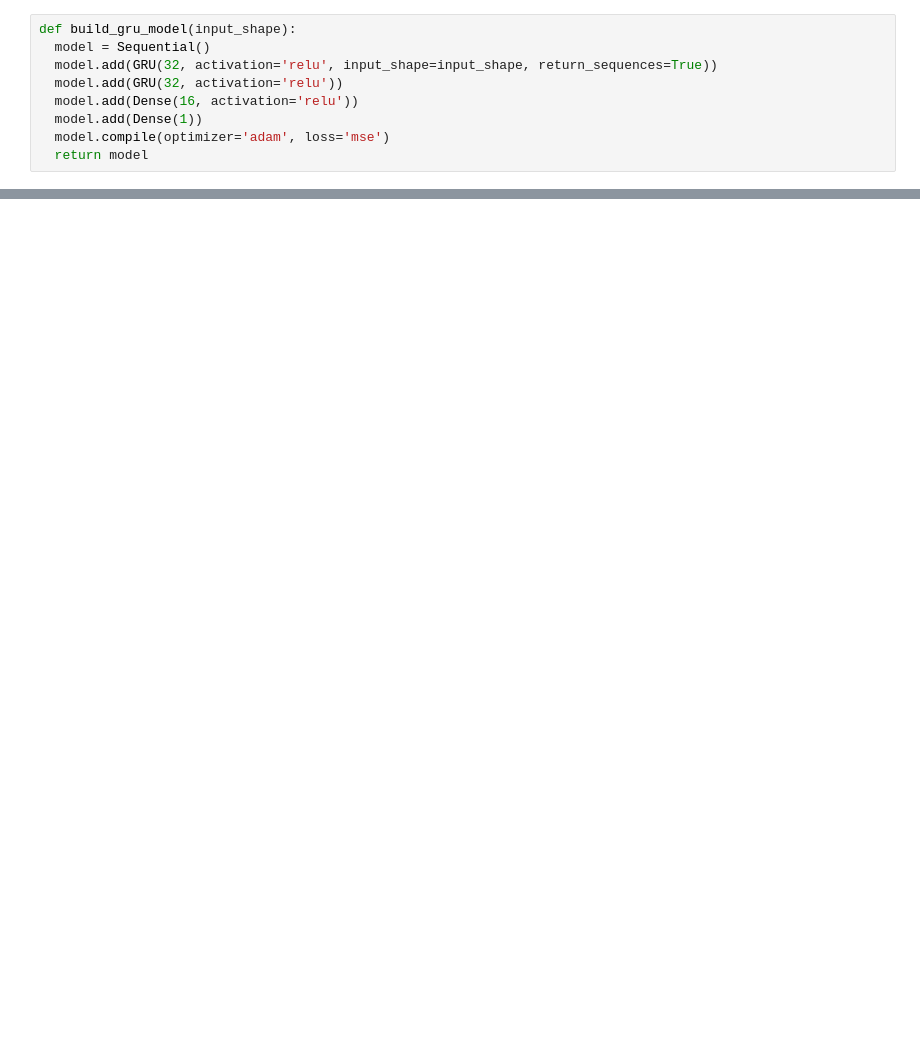
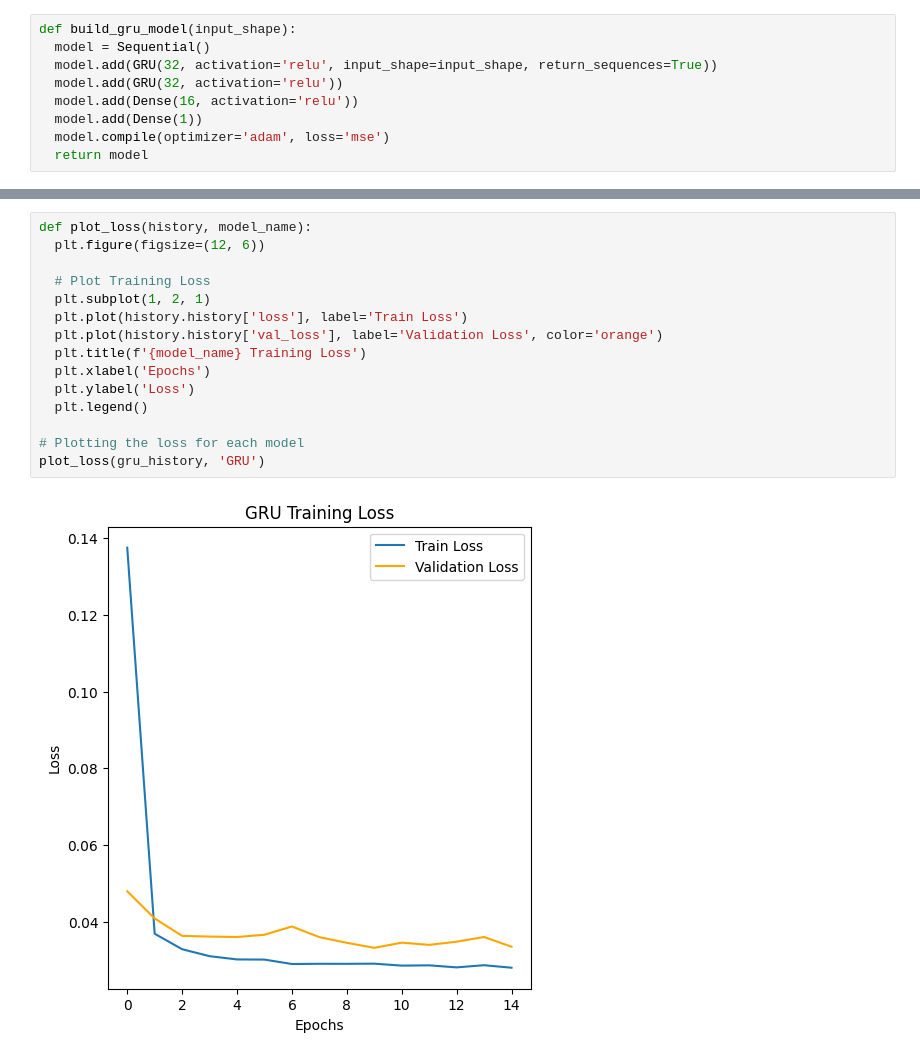
Before and after one commit to jasasuster/mbajk_prediction_system, a Jupyter notebook: notebooks/train_model.ipynb, the cells around one changed output, grey strips where cells are left out. Saved outputs shown, nothing was run; the diff lists cells and outputs as text; blank space fills up the shorter version.

```diff
--- a/notebooks/train_model.ipynb
+++ b/notebooks/train_model.ipynb
@@ -89,0 +166,17 @@ NameError: name 'Sequential' is not defined
+# %%
+def plot_loss(history, model_name):
+  plt.figure(figsize=(12, 6))
+
+  # Plot Training Loss
+  plt.subplot(1, 2, 1)
+  plt.plot(history.history['loss'], label='Train Loss')
+  plt.plot(history.history['val_loss'], label='Validation Loss', color='orange')
+  plt.title(f'{model_name} Training Loss')
+  plt.xlabel('Epochs')
+  plt.ylabel('Loss')
+  plt.legend()
+
+# Plotting the loss for each model
+plot_loss(gru_history, 'GRU')
+# %% [output]
+[figure, added]
```
Also changed, not shown: parts of 11 cells of this notebook, 38 other files.
